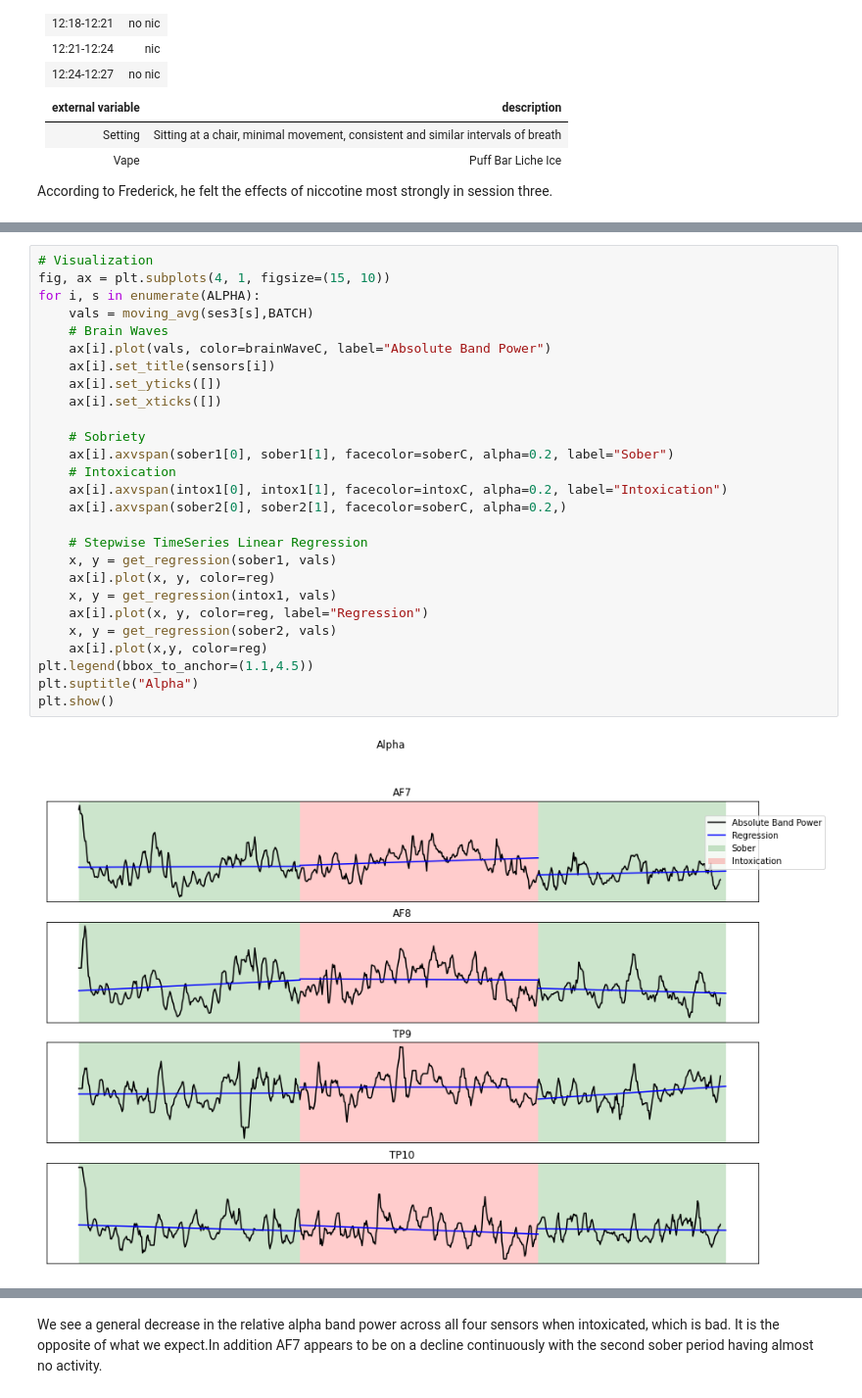
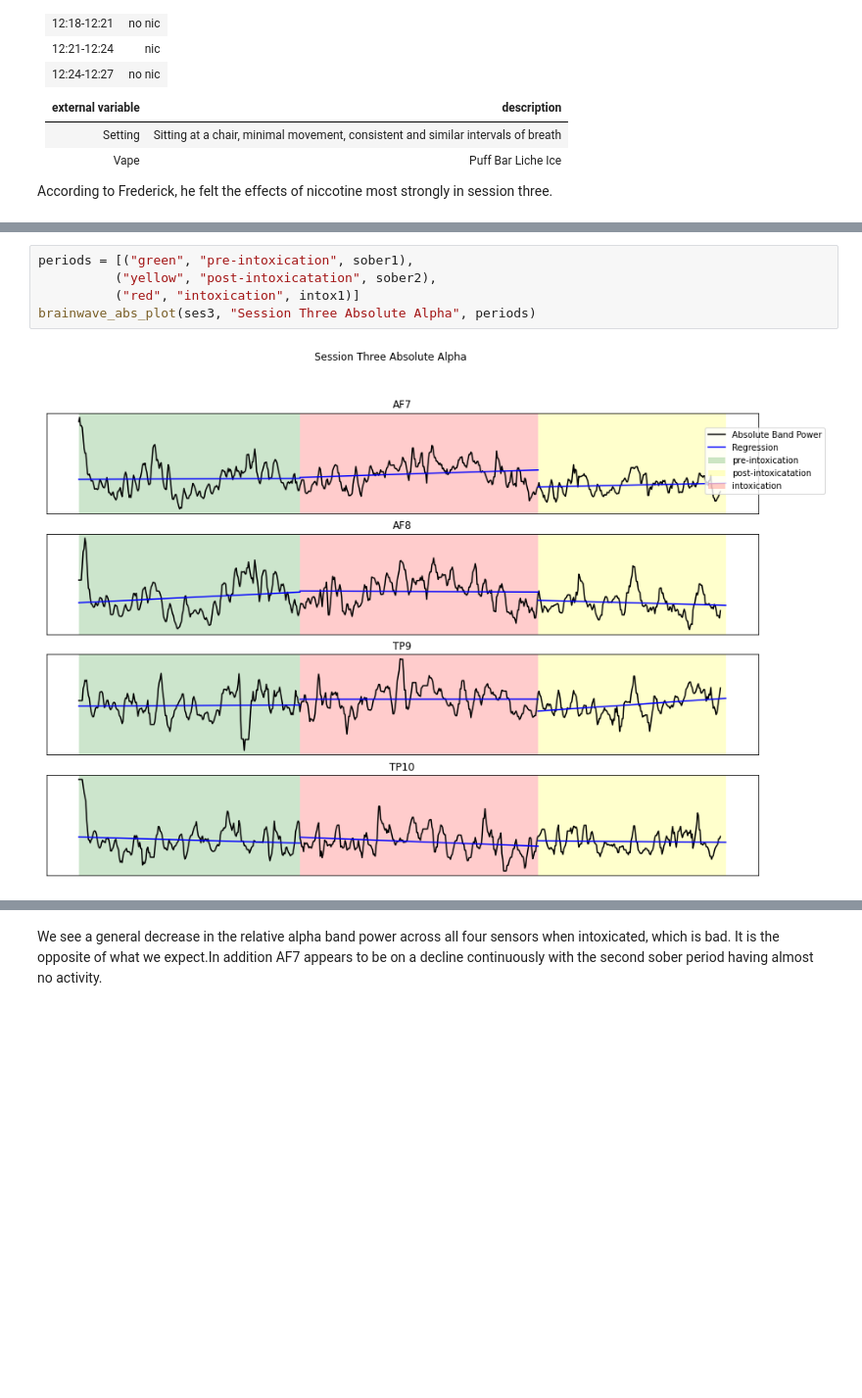
Before and after one commit to Nlin2/cogs189_project, a Jupyter notebook: src/Report.ipynb, the cells around one changed output, grey strips where cells are left out. Shown at 98% size. Saved outputs shown, nothing was run; the diff lists cells and outputs as text; blank space fills up the shorter version.

```diff
--- a/src/Report.ipynb
+++ b/src/Report.ipynb
@@ -385,29 +362,7 @@ sober2 = [sum(ses3.TimeStamp < m3), sum(ses3.TimeStamp < m4)]
 # %%
-# Visualization
-fig, ax = plt.subplots(4, 1, figsize=(15, 10))
-for i, s in enumerate(ALPHA):
-    vals = moving_avg(ses3[s],BATCH)
-    # Brain Waves
-    ax[i].plot(vals, color=brainWaveC, label="Absolute Band Power")
-    ax[i].set_title(sensors[i])
-    ax[i].set_yticks([])
-    ax[i].set_xticks([])
-
-    # Sobriety
-    ax[i].axvspan(sober1[0], sober1[1], facecolor=soberC, alpha=0.2, label="Sober")
-    # Intoxication
-    ax[i].axvspan(intox1[0], intox1[1], facecolor=intoxC, alpha=0.2, label="Intoxication")
-    ax[i].axvspan(sober2[0], sober2[1], facecolor=soberC, alpha=0.2,)
-
-    # Stepwise TimeSeries Linear Regression
-    x, y = get_regression(sober1, vals)
-    ax[i].plot(x, y, color=reg)
-    x, y = get_regression(intox1, vals)
-    ax[i].plot(x, y, color=reg, label="Regression")
-    x, y = get_regression(sober2, vals)
-    ax[i].plot(x,y, color=reg)
-plt.legend(bbox_to_anchor=(1.1,4.5))
-plt.suptitle("Alpha")
-plt.show()
+periods = [("green", "pre-intoxication", sober1),
+          ("yellow", "post-intoxicatation", sober2),
+          ("red", "intoxication", intox1)]
+brainwave_abs_plot(ses3, "Session Three Absolute Alpha", periods)
 # %% [output]
-[figure, old version]
+[figure, new version]
```
Also changed, not shown: parts of 40 cells of this notebook, 4 other files.
